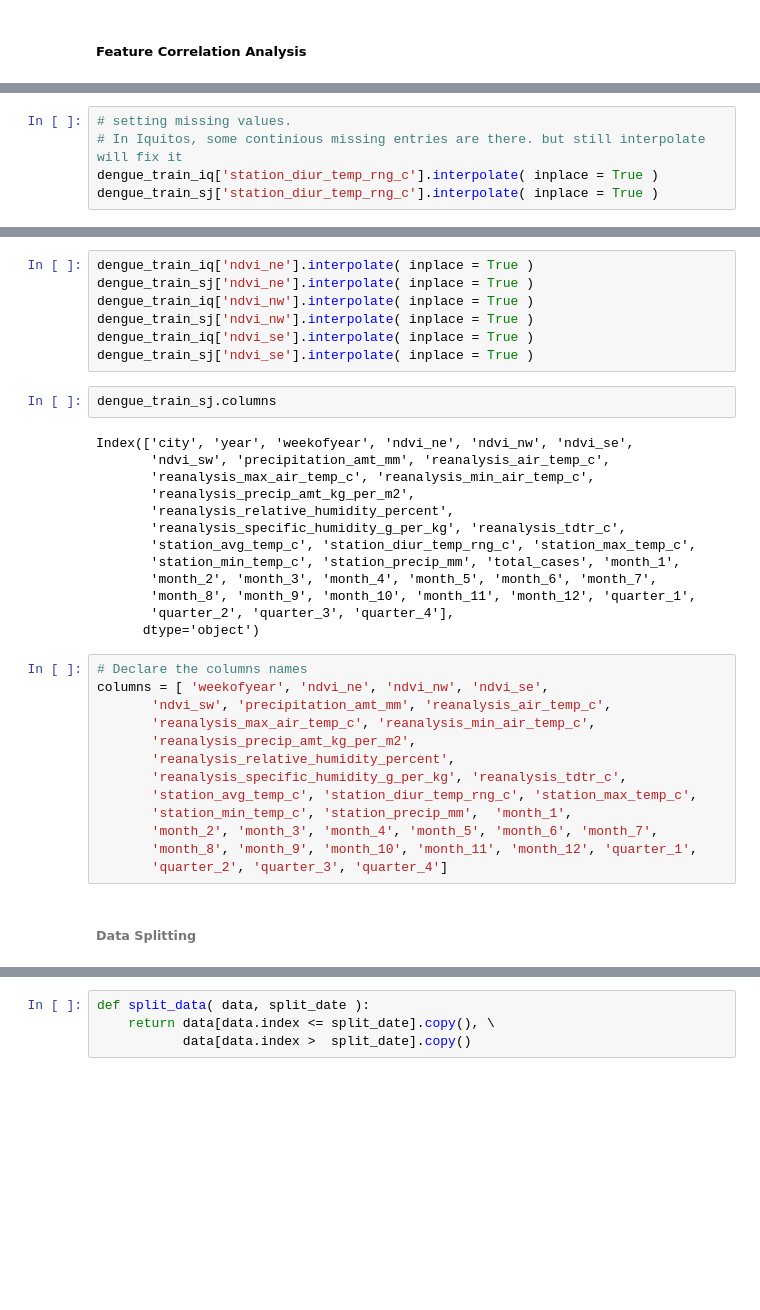
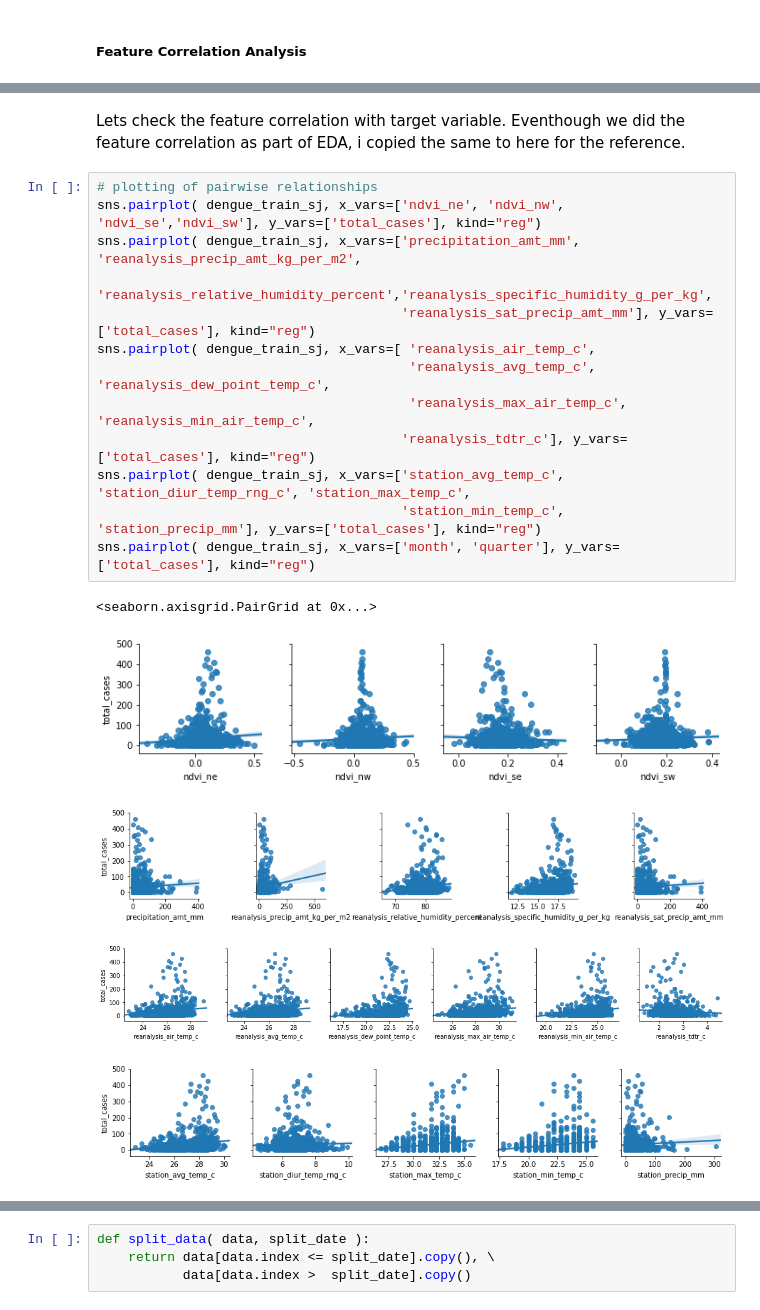
Before and after one commit to febil/Data-Science, a Jupyter notebook: Applied-Machine-Learning/Capstone Project/Source/Dengue_LinearRegression.ipynb, the cells around one changed output, grey strips where cells are left out. Drawn from its saved outputs; the diff is of its cells as text; blank space fills up the shorter version.

```diff
--- a/Applied-Machine-Learning/Capstone Project/Source/Dengue_LinearRegression.ipynb
+++ b/Applied-Machine-Learning/Capstone Project/Source/Dengue_LinearRegression.ipynb
@@ -1193,5 +69,0 @@ dengue_train_iq[dengue_train_iq['station_diur_temp_rng_c'].isnull()]
-# %%
-# setting missing values.
-# In Iquitos, some continious missing entries are there. but still interpolate will fix it
-dengue_train_iq['station_diur_temp_rng_c'].interpolate( inplace = True )
-dengue_train_sj['station_diur_temp_rng_c'].interpolate( inplace = True )
@@ -1264,37 +70,21 @@ dengue_train_sj[dengue_train_sj['ndvi_se'].isnull()]
-# %%
-dengue_train_iq['ndvi_ne'].interpolate( inplace = True )
-dengue_train_sj['ndvi_ne'].interpolate( inplace = True )
-dengue_train_iq['ndvi_nw'].interpolate( inplace = True )
-dengue_train_sj['ndvi_nw'].interpolate( inplace = True )
-dengue_train_iq['ndvi_se'].interpolate( inplace = True )
-dengue_train_sj['ndvi_se'].interpolate( inplace = True )
-# %%
-dengue_train_sj.columns
-# %% [output]
-Index(['city', 'year', 'weekofyear', 'ndvi_ne', 'ndvi_nw', 'ndvi_se',
-       'ndvi_sw', 'precipitation_amt_mm', 'reanalysis_air_temp_c',
-       'reanalysis_max_air_temp_c', 'reanalysis_min_air_temp_c',
-       'reanalysis_precip_amt_kg_per_m2',
-       'reanalysis_relative_humidity_percent',
-       'reanalysis_specific_humidity_g_per_kg', 'reanalysis_tdtr_c',
-       'station_avg_temp_c', 'station_diur_temp_rng_c', 'station_max_temp_c',
-       'station_min_temp_c', 'station_precip_mm', 'total_cases', 'month_1',
-       'month_2', 'month_3', 'month_4', 'month_5', 'month_6', 'month_7',
-       'month_8', 'month_9', 'month_10', 'month_11', 'month_12', 'quarter_1',
-       'quarter_2', 'quarter_3', 'quarter_4'],
-      dtype='object')
-# %%
-# Declare the columns names
-columns = [ 'weekofyear', 'ndvi_ne', 'ndvi_nw', 'ndvi_se',
-       'ndvi_sw', 'precipitation_amt_mm', 'reanalysis_air_temp_c',
-       'reanalysis_max_air_temp_c', 'reanalysis_min_air_temp_c',
-       'reanalysis_precip_amt_kg_per_m2',
-       'reanalysis_relative_humidity_percent',
-       'reanalysis_specific_humidity_g_per_kg', 'reanalysis_tdtr_c',
-       'station_avg_temp_c', 'station_diur_temp_rng_c', 'station_max_temp_c',
-       'station_min_temp_c', 'station_precip_mm',  'month_1',
-       'month_2', 'month_3', 'month_4', 'month_5', 'month_6', 'month_7',
-       'month_8', 'month_9', 'month_10', 'month_11', 'month_12', 'quarter_1',
-       'quarter_2', 'quarter_3', 'quarter_4']
-# %% [markdown]
-###### Data Splitting
+# %% [markdown]
+Lets check the feature correlation with target variable. Eventhough we did the feature correlation as part of EDA, i copied the same to here for the reference.
+# %%
+# plotting of pairwise relationships
+sns.pairplot( dengue_train_sj, x_vars=['ndvi_ne', 'ndvi_nw', 'ndvi_se','ndvi_sw'], y_vars=['total_cases'], kind="reg")
+sns.pairplot( dengue_train_sj, x_vars=['precipitation_amt_mm', 'reanalysis_precip_amt_kg_per_m2',
+                                       'reanalysis_relative_humidity_percent','reanalysis_specific_humidity_g_per_kg',
+                                       'reanalysis_sat_precip_amt_mm'], y_vars=['total_cases'], kind="reg")
+sns.pairplot( dengue_train_sj, x_vars=[ 'reanalysis_air_temp_c',
+                                        'reanalysis_avg_temp_c', 'reanalysis_dew_point_temp_c',
+                                        'reanalysis_max_air_temp_c', 'reanalysis_min_air_temp_c',
+                                       'reanalysis_tdtr_c'], y_vars=['total_cases'], kind="reg")
+sns.pairplot( dengue_train_sj, x_vars=['station_avg_temp_c', 'station_diur_temp_rng_c', 'station_max_temp_c',
+                                       'station_min_temp_c', 'station_precip_mm'], y_vars=['total_cases'], kind="reg")
+sns.pairplot( dengue_train_sj, x_vars=['month', 'quarter'], y_vars=['total_cases'], kind="reg")
+# %% [output]
+<seaborn.axisgrid.PairGrid at 0x...>
+[figure, added]
+[figure, added]
+[figure, added]
+[figure, added]
```
Also changed, not shown: parts of 261 cells of this notebook, 53 other files.
